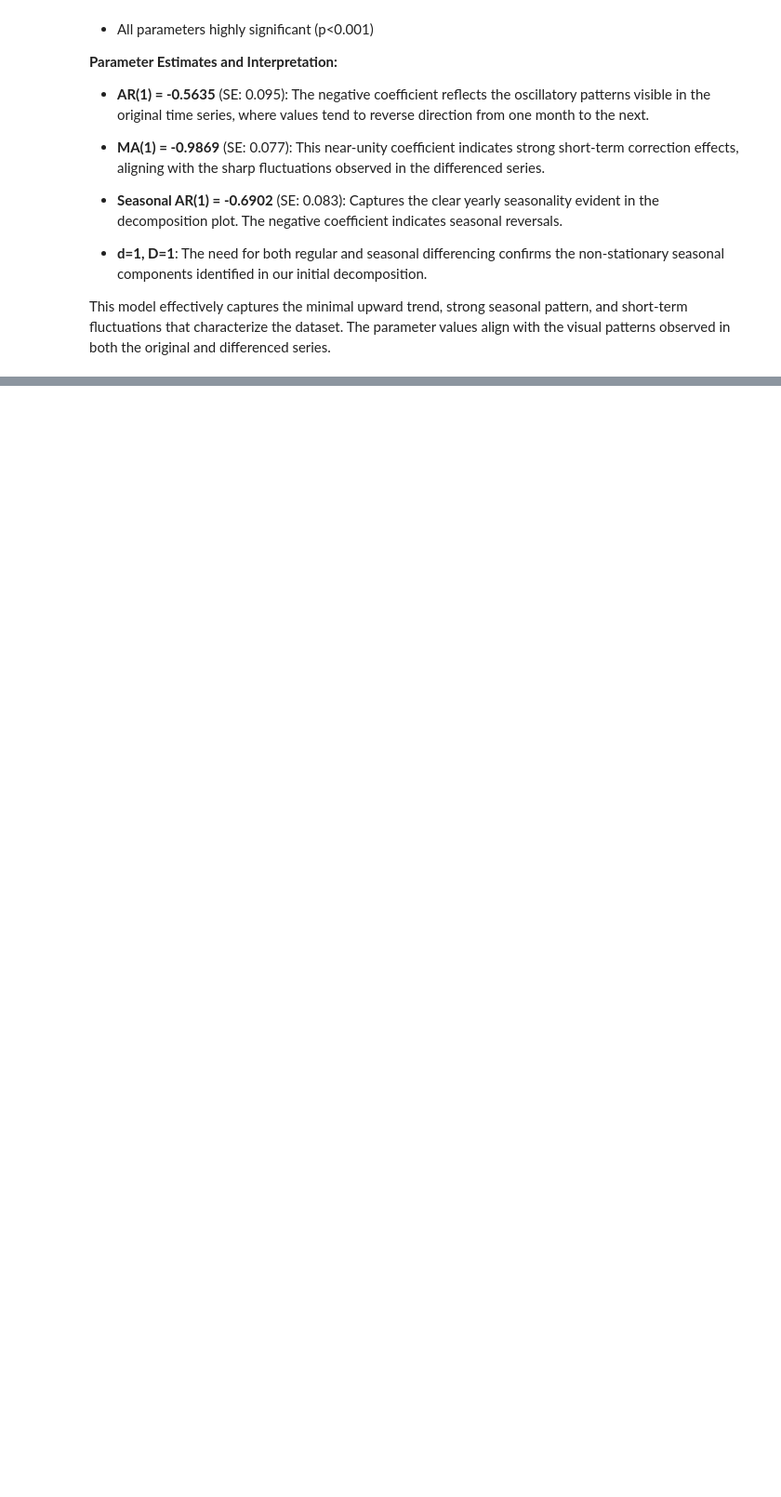
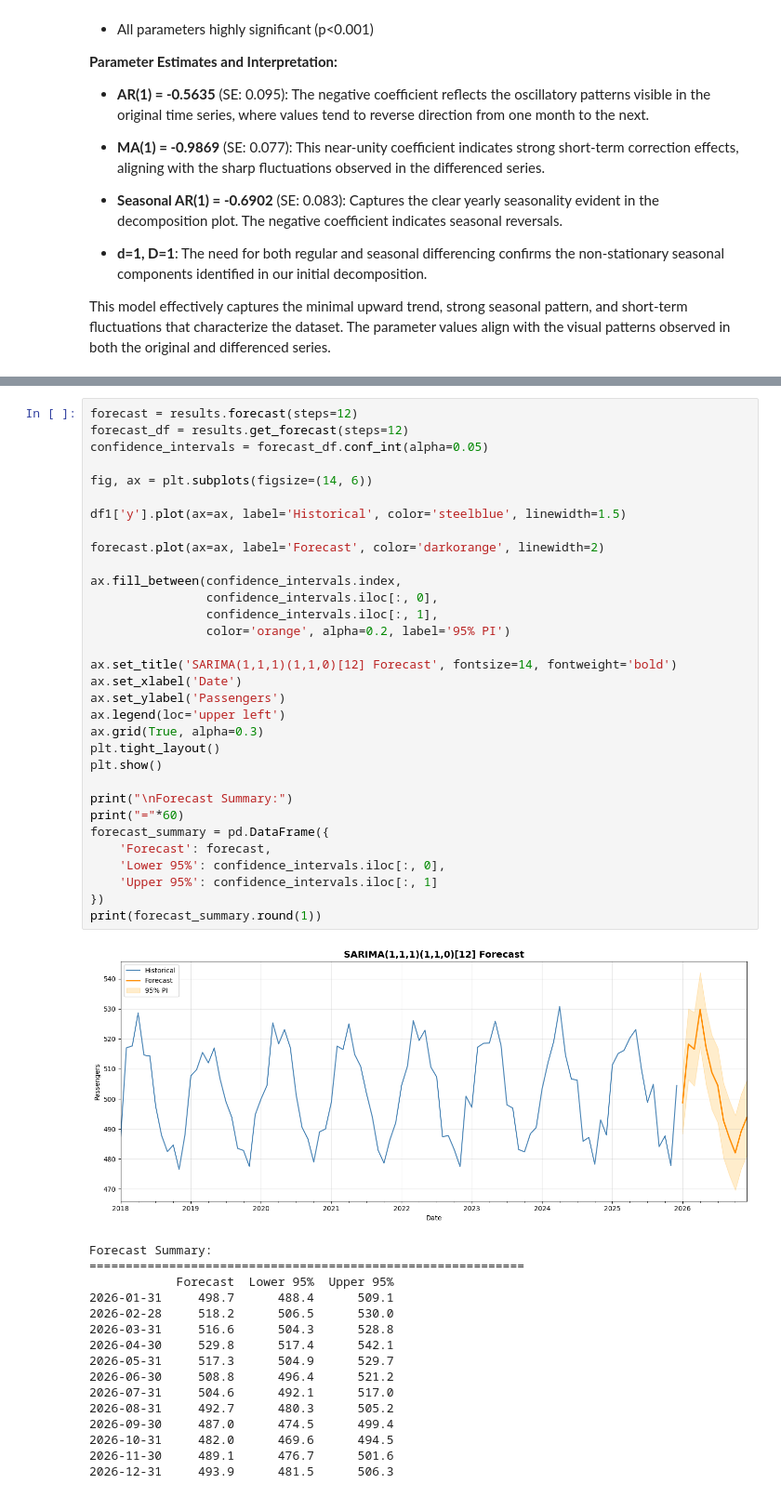
Before and after one commit to RomandRapido/APM1215-TimeSeries, a Jupyter notebook: FA3_Lansangan/FA3_Lansangan.ipynb, the cells around one changed output, grey strips where cells are left out. Shown: that part at 93% size. Cells and saved outputs as stored; diff of their text form; blank space fills up the shorter version.

```diff
--- a/FA3_Lansangan/FA3_Lansangan.ipynb
+++ b/FA3_Lansangan/FA3_Lansangan.ipynb
@@ -280,0 +400,49 @@ Overall, these diagnostics indicate a satisfactory model fit for most practical
+# %%
+forecast = results.forecast(steps=12)
+forecast_df = results.get_forecast(steps=12)
+confidence_intervals = forecast_df.conf_int(alpha=0.05)
+
+fig, ax = plt.subplots(figsize=(14, 6))
+
+df1['y'].plot(ax=ax, label='Historical', color='steelblue', linewidth=1.5)
+
+forecast.plot(ax=ax, label='Forecast', color='darkorange', linewidth=2)
+
+ax.fill_between(confidence_intervals.index,
+                confidence_intervals.iloc[:, 0],
+                confidence_intervals.iloc[:, 1],
+                color='orange', alpha=0.2, label='95% PI')
+
+ax.set_title('SARIMA(1,1,1)(1,1,0)[12] Forecast', fontsize=14, fontweight='bold')
+ax.set_xlabel('Date')
+ax.set_ylabel('Passengers')
+ax.legend(loc='upper left')
+ax.grid(True, alpha=0.3)
+plt.tight_layout()
+plt.show()
+
+print("\nForecast Summary:")
+print("="*60)
+forecast_summary = pd.DataFrame({
+    'Forecast': forecast,
+    'Lower 95%': confidence_intervals.iloc[:, 0],
+    'Upper 95%': confidence_intervals.iloc[:, 1]
+})
+print(forecast_summary.round(1))
+# %% [output]
+[figure, added]
+Forecast Summary:
+============================================================
+            Forecast  Lower 95%  Upper 95%
+2026-01-31     498.7      488.4      509.1
+2026-02-28     518.2      506.5      530.0
+2026-03-31     516.6      504.3      528.8
+2026-04-30     529.8      517.4      542.1
+2026-05-31     517.3      504.9      529.7
+2026-06-30     508.8      496.4      521.2
+2026-07-31     504.6      492.1      517.0
+2026-08-31     492.7      480.3      505.2
+2026-09-30     487.0      474.5      499.4
+2026-10-31     482.0      469.6      494.5
+2026-11-30     489.1      476.7      501.6
+2026-12-31     493.9      481.5      506.3
```
Also changed, not shown: parts of 12 cells of this notebook.
